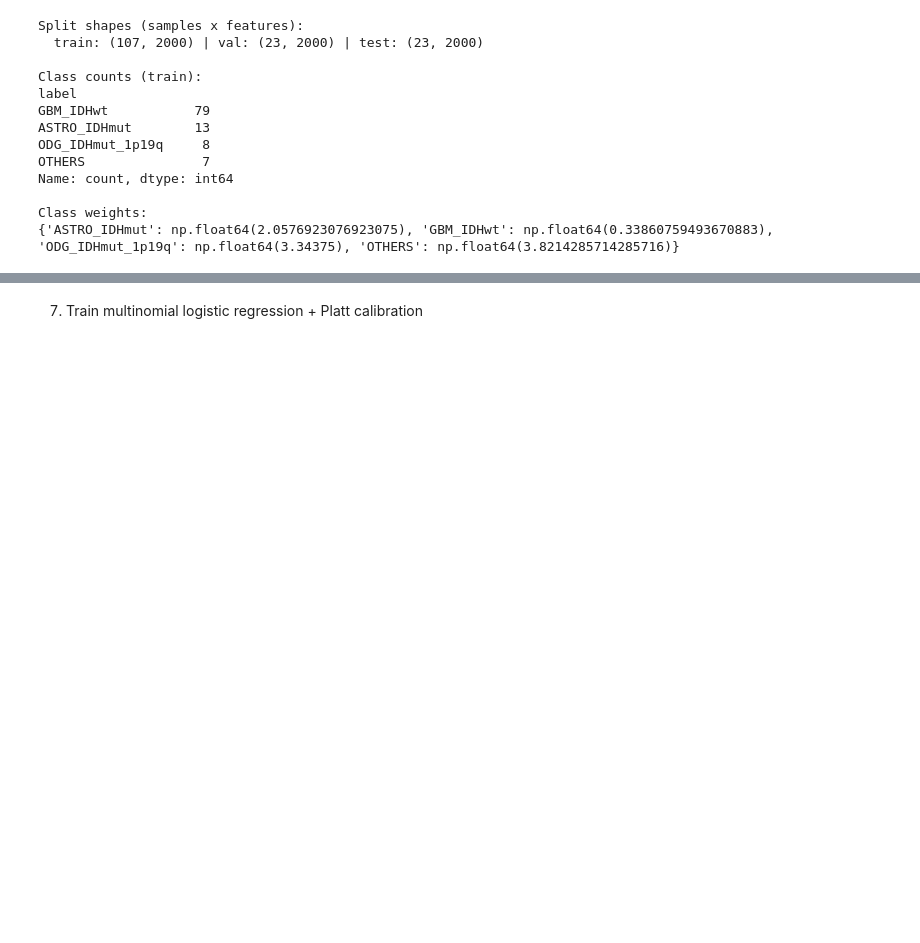
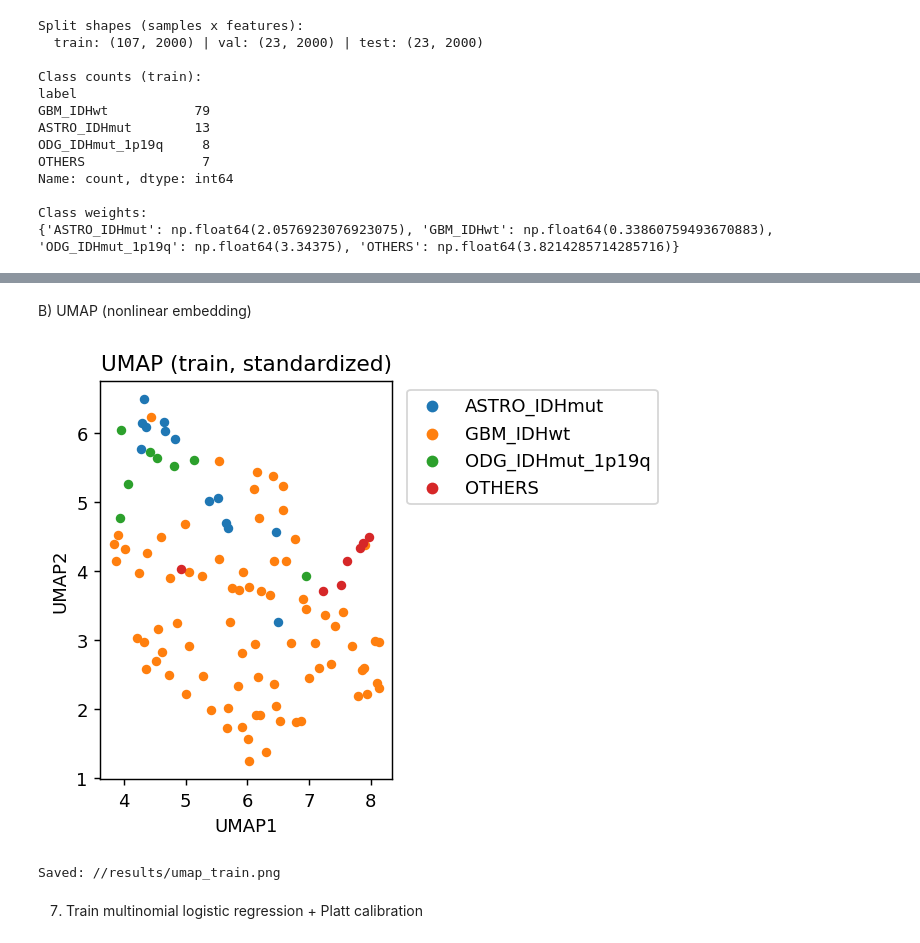
Before and after one commit to sritipeach1/FFPE-Brain-Tumor-Classification, a Jupyter notebook: notebooks/01_ffpe_train.ipynb, the cells around one changed output, grey strips where cells are left out. Drawn from its saved outputs; the diff is of its cells as text; code cells hidden in the pictures; blank space fills up the shorter version.

```diff
--- a/notebooks/01_ffpe_train.ipynb
+++ b/notebooks/01_ffpe_train.ipynb
@@ -383,3 +406,26 @@ Class weights:
+# %% [markdown]
+B) UMAP (nonlinear embedding)
+# %%
+!pip -q install umap-learn
+
+import umap
+um = umap.UMAP(n_components=2, random_state=42, n_neighbors=15, min_dist=0.1)
+Ztr_umap = um.fit_transform(Xtr)
+
+plt.figure(figsize=(5,4))
+for lab in np.unique(y_train):
+    idx = (y_train.values == lab)
+    plt.scatter(Ztr_umap[idx, 0], Ztr_umap[idx, 1], s=18, label=lab)
+plt.xlabel("UMAP1"); plt.ylabel("UMAP2")
+plt.title("UMAP (train, standardized)")
+plt.legend(markerscale=1.3, bbox_to_anchor=(1.02,1), loc="upper left")
+plt.tight_layout()
+plt.savefig(f"{RESULTS}/umap_train.png", bbox_inches="tight", dpi=140)
+plt.show()
+print("Saved:", f"{RESULTS}/umap_train.png")
+# %% [output]
+[figure, added]
+Saved: //results/umap_train.png
 # %% [markdown]
 7) Train multinomial logistic regression + Platt calibration
 # %%
```
Also changed, not shown: parts of 2 cells of this notebook.
